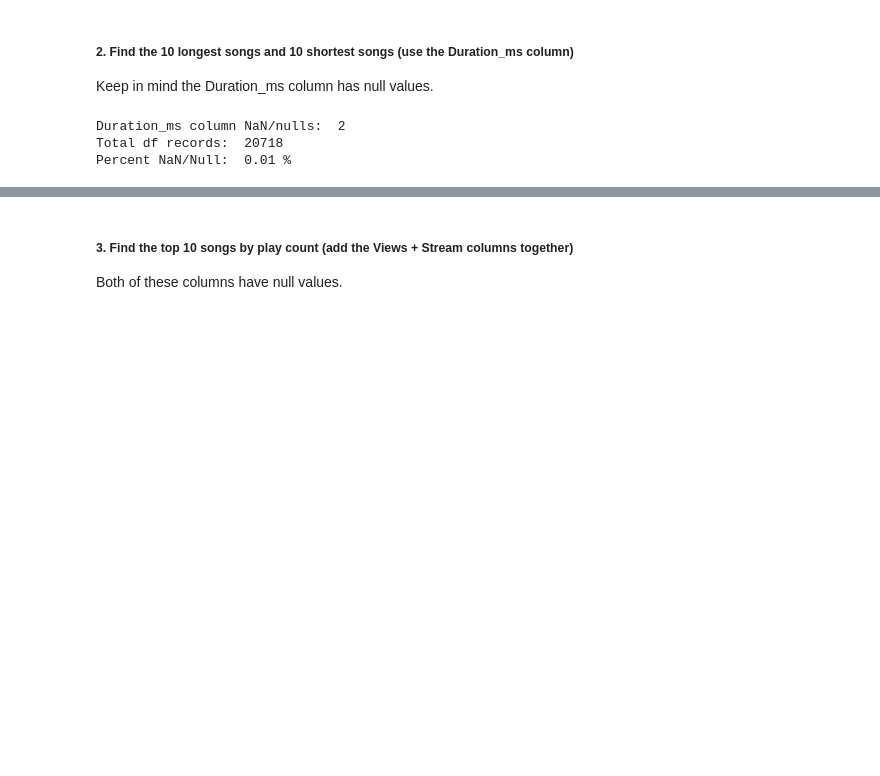
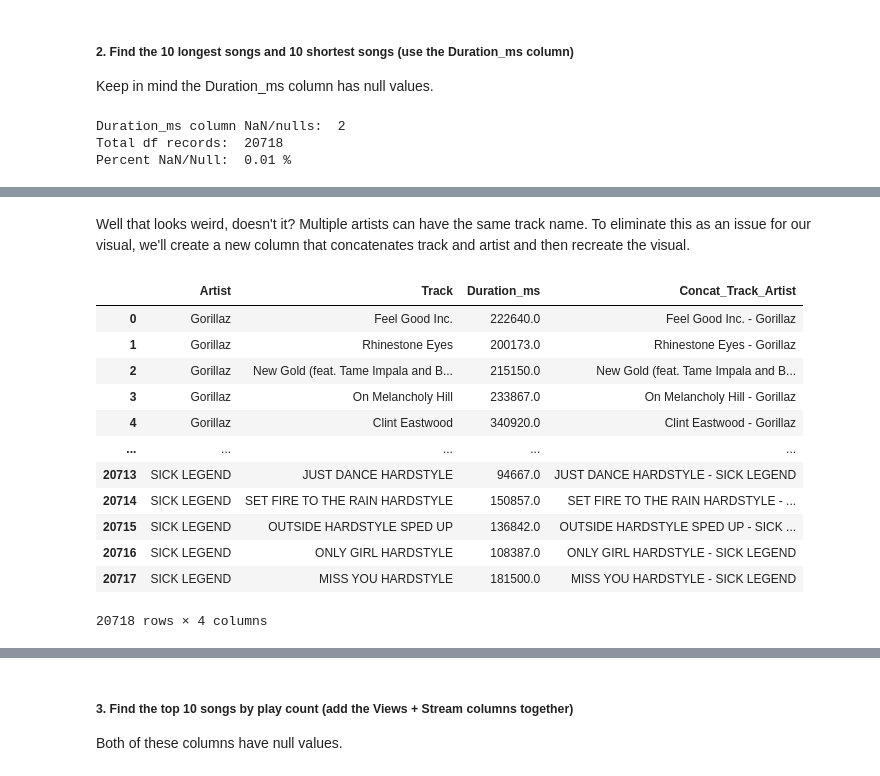
Before and after one commit to likeawednesday/TechCamp_DataViz, a Jupyter notebook: streaming_music_SOLUTION.ipynb, the cells around one changed output, grey strips where cells are left out. Cells and saved outputs as stored; diff of their text form; code cells hidden in the pictures; blank space fills up the shorter version.

```diff
--- a/streaming_music_SOLUTION.ipynb
+++ b/streaming_music_SOLUTION.ipynb
@@ -244,2 +243,24 @@ Likes column NaN/Nulls after fillna average:  0
 Total df records original:  20718
 Total df records after fillna average:  20718
+# %%
+# get 10 shortest and 10 longest songs
+
+# for simplicity, will keep only relevant columns
+# creating copy in case want to use df_avg again
+df_avg_trunc = df_avg.copy()
+df_avg_trunc = df_avg_trunc.loc[:,['Artist', 'Track', 'Duration_ms']]
+
+# just makes it so the df prints prettier
+pd.set_option ('display.width', 1000)
+
+# show top and bottom 10 artists by likes using nsmallest/nlargest
+print('FILLNA MEAN METHOD\nUsing nlargest/nsmallest\nLONGEST 10 SONGS\n',df_avg_trunc.nlargest(n = 10, columns = ['Duration_ms']))
+print('\nSHORTEST 10 SONGS\n', df_avg_trunc.nsmallest(n = 10, columns = ['Duration_ms']))
+
+# using sort_values
+df_avg = df_avg.sort_values(by = 'Duration_ms', ascending = False)
+
+# show top and bottom 10 artists by likes using sort_values
+
+print('\nUsing sort_values\nLONGEST 10 SONGS\n', df_avg_trunc.head(10))
+print('\nSHORTEST 10 SONGS\n', df_avg_trunc.tail(10))
@@ -245,0 +315,22 @@ Total df records after fillna average:  20718
+# %% [markdown]
+Well that looks weird, doesn't it?
+Multiple artists can have the same track name.
+To eliminate this as an issue for our visual, we'll create a new column that concatenates track and artist and then recreate the visual.
+# %%
+# create concatenated column
+df_avg_trunc['Concat_Track_Artist'] = df_avg_trunc['Track'] + ' - '+ df_avg_trunc['Artist']
+df_avg_trunc
+# %% [output]
+|  | Artist | Track | Duration_ms | Concat_Track_Artist |
+| 0 | Gorillaz | Feel Good Inc. | 222640.0 | Feel Good Inc. - Gorillaz |
+| 1 | Gorillaz | Rhinestone Eyes | 200173.0 | Rhinestone Eyes - Gorillaz |
+| 2 | Gorillaz | New Gold (feat. Tame Impala and B... | 215150.0 | New Gold (feat. Tame Impala and B... |
+| 3 | Gorillaz | On Melancholy Hill | 233867.0 | On Melancholy Hill - Gorillaz |
+| 4 | Gorillaz | Clint Eastwood | 340920.0 | Clint Eastwood - Gorillaz |
+| ... | ... | ... | ... | ... |
+| 20713 | SICK LEGEND | JUST DANCE HARDSTYLE | 94667.0 | JUST DANCE HARDSTYLE - SICK LEGEND |
+| 20714 | SICK LEGEND | SET FIRE TO THE RAIN HARDSTYLE | 150857.0 | SET FIRE TO THE RAIN HARDSTYLE - ... |
+| 20715 | SICK LEGEND | OUTSIDE HARDSTYLE SPED UP | 136842.0 | OUTSIDE HARDSTYLE SPED UP - SICK ... |
+| 20716 | SICK LEGEND | ONLY GIRL HARDSTYLE | 108387.0 | ONLY GIRL HARDSTYLE - SICK LEGEND |
+| 20717 | SICK LEGEND | MISS YOU HARDSTYLE | 181500.0 | MISS YOU HARDSTYLE - SICK LEGEND |
+20718 rows × 4 columns
```
Also changed, not shown: parts of 9 cells of this notebook.
